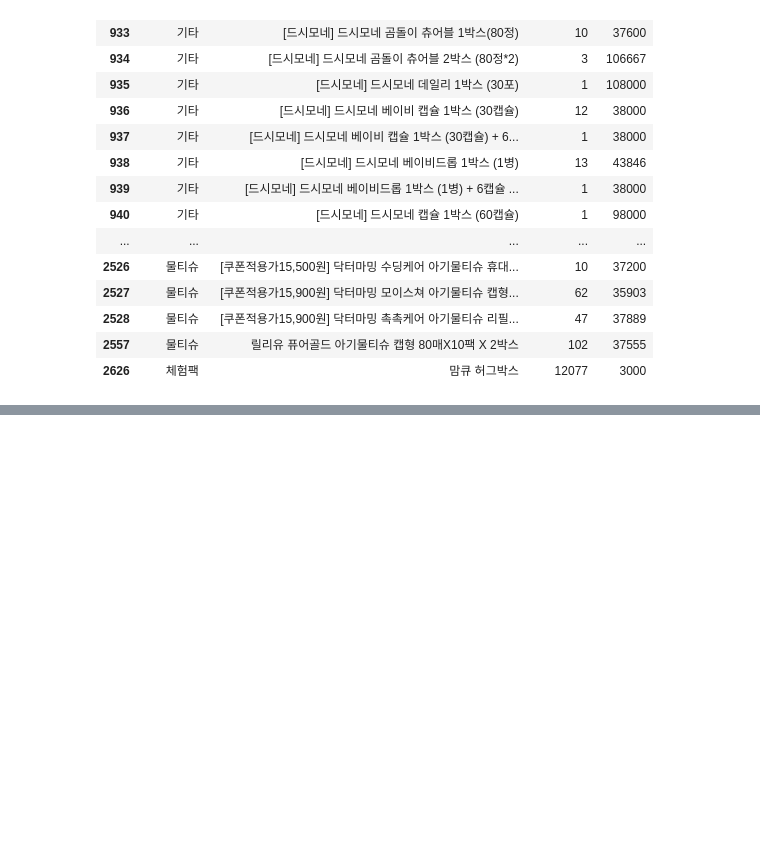
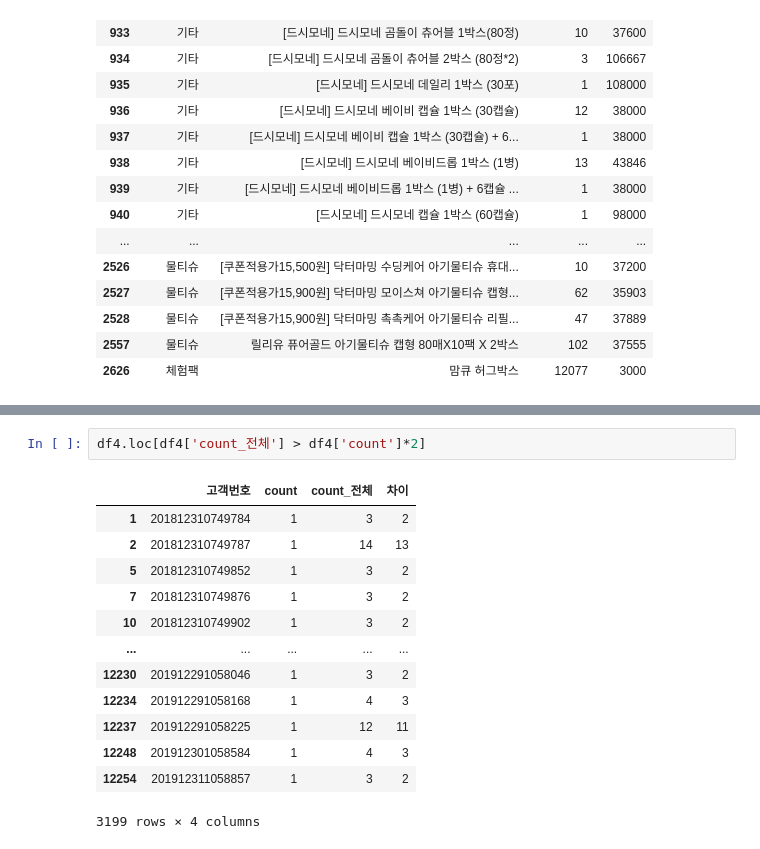
Before and after one commit to raneeKim/SW_CAMP, a Jupyter notebook: ML_Project2/자료확인.ipynb, the cells around one changed output, grey strips where cells are left out. Cells and saved outputs as stored; diff of their text form; blank space fills up the shorter version.

```diff
--- a/ML_Project2/자료확인.ipynb
+++ b/ML_Project2/자료확인.ipynb
@@ -113,0 +250,16 @@ df_product.loc[df_product['상품명'].str.contains('박스')]
+# %%
+df4.loc[df4['count_전체'] > df4['count']*2]
+# %% [output]
+|  | 고객번호 | count | count_전체 | 차이 |
+| 1 | 201812310749784 | 1 | 3 | 2 |
+| 2 | 201812310749787 | 1 | 14 | 13 |
+| 5 | 201812310749852 | 1 | 3 | 2 |
+| 7 | 201812310749876 | 1 | 3 | 2 |
+| 10 | 201812310749902 | 1 | 3 | 2 |
+| ... | ... | ... | ... | ... |
+| 12230 | 201912291058046 | 1 | 3 | 2 |
+| 12234 | 201912291058168 | 1 | 4 | 3 |
+| 12237 | 201912291058225 | 1 | 12 | 11 |
+| 12248 | 201912301058584 | 1 | 4 | 3 |
+| 12254 | 201912311058857 | 1 | 3 | 2 |
+3199 rows × 4 columns
```
Also changed, not shown: parts of 16 cells of this notebook, 8 other files.
